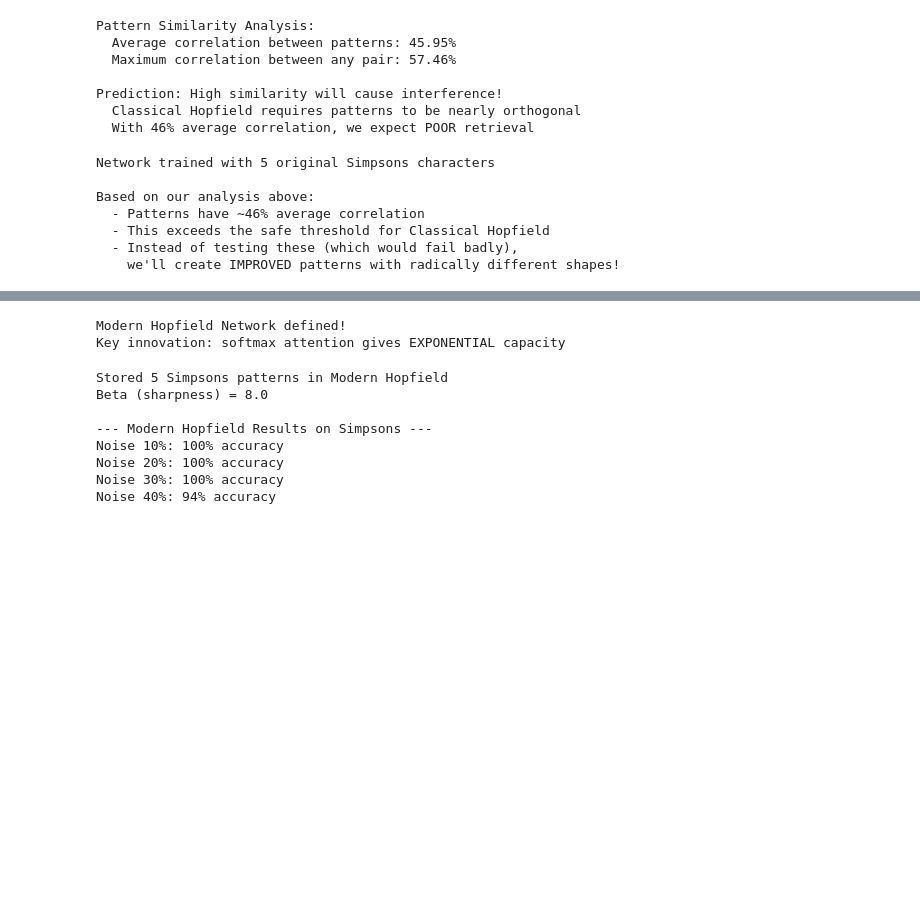
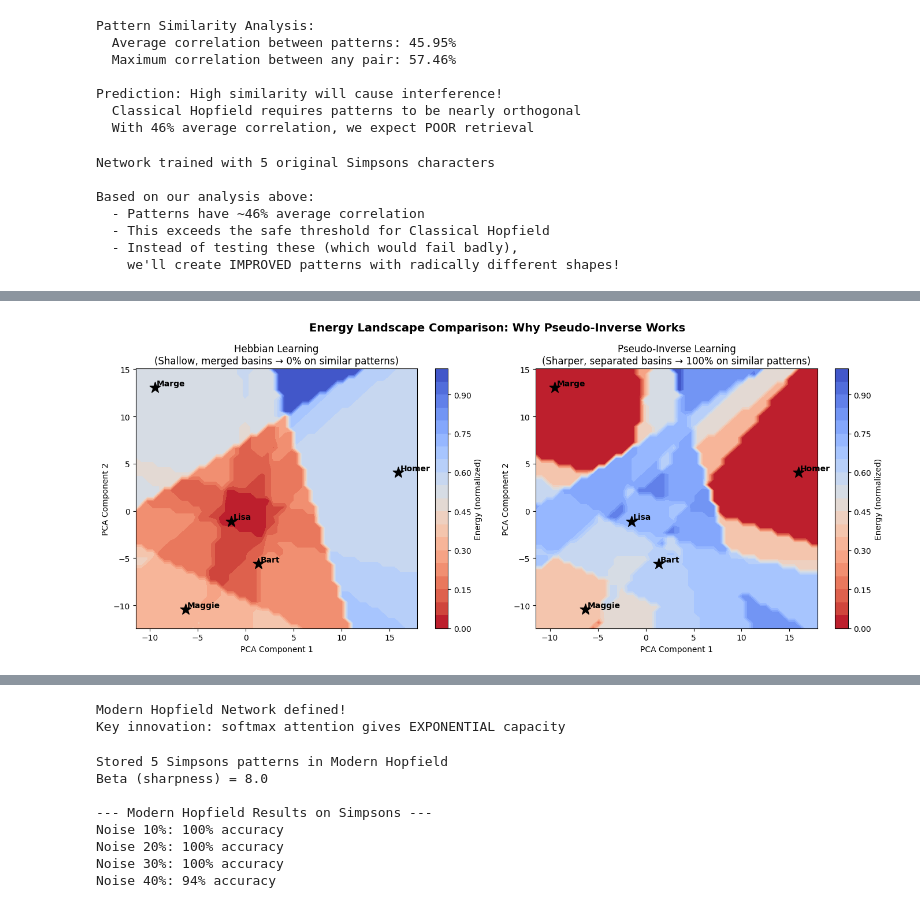
Before and after one commit to dirgnic/Hopfield_Networks, a Jupyter notebook: hopfield_project/notebooks/image_retrieval_3.ipynb, the cells around one changed output, grey strips where cells are left out. Cells and saved outputs as stored; diff of their text form; code cells hidden in the pictures; blank space fills up the shorter version.

```diff
--- a/hopfield_project/notebooks/image_retrieval_3.ipynb
+++ b/hopfield_project/notebooks/image_retrieval_3.ipynb
@@ -904,0 +935,87 @@ Compare to original Simpsons: 0% at 35% noise!
+# %%
+# =============================================================================
+# VISUALIZING THE DIFFERENCE: HEBBIAN vs PSEUDO-INVERSE ENERGY LANDSCAPES
+# =============================================================================
+# Use PCA to project the high-dimensional state space to 2D,
+# then compare energy landscapes of both learning rules
+
+from sklearn.decomposition import PCA
+
+# Create weight matrices for both learning rules
+W_hebbian = (simp_vectors.T @ simp_vectors) / n_neurons
+np.fill_diagonal(W_hebbian, 0)
+
+# Energy functions
+def energy_hebbian(state):
+    return -0.5 * state @ W_hebbian @ state
+
+def energy_pinv(state):
+    return -0.5 * state @ pinv_network.weights @ state
+
+# Project patterns to 2D using PCA
+pca = PCA(n_components=2)
+pattern_coords = pca.fit_transform(simp_vectors)
+
+# Create grid in PCA space
+x_range = np.linspace(pattern_coords[:, 0].min() - 2, pattern_coords[:, 0].max() + 2, 50)
+y_range = np.linspace(pattern_coords[:, 1].min() - 2, pattern_coords[:, 1].max() + 2, 50)
+X_grid, Y_grid = np.meshgrid(x_range, y_range)
+
+# Compute energy at each grid point (project back to full space)
+Z_hebbian = np.zeros_like(X_grid)
+Z_pinv = np.zeros_like(X_grid)
+
+for i in range(len(x_range)):
+    for j in range(len(y_range)):
+        # Reconstruct approximate state from PCA coordinates
+        pca_coord = np.array([X_grid[j, i], Y_grid[j, i]])
+        approx_state = pca.inverse_transform(pca_coord.reshape(1, -1)).flatten()
+        # Binarize for Hopfield
+        binary_state = np.sign(approx_state)
+        binary_state[binary_state == 0] = 1
+
+        Z_hebbian[j, i] = energy_hebbian(binary_state)
+        Z_pinv[j, i] = energy_pinv(binary_state)
+
+# Normalize for comparison
+Z_hebbian_norm = (Z_hebbian - Z_hebbian.min()) / (Z_hebbian.max() - Z_hebbian.min())
+Z_pinv_norm = (Z_pinv - Z_pinv.min()) / (Z_pinv.max() - Z_pinv.min())
+
+# Create comparison plot
+fig, axes = plt.subplots(1, 2, figsize=(14, 6))
+
+# Plot 1: Hebbian energy landscape
+ax1 = axes[0]
+contour1 = ax1.contourf(X_grid, Y_grid, Z_hebbian_norm, levels=20, cmap='coolwarm_r')
+plt.colorbar(contour1, ax=ax1, label='Energy (normalized)')
+for idx, (coord, name) in enumerate(zip(pattern_coords, simp_names)):
+    ax1.scatter(coord[0], coord[1], s=200, c='black', marker='*', zorder=5)
+    ax1.annotate(name, (coord[0]+0.2, coord[1]+0.2), fontsize=10, fontweight='bold')
+ax1.set_xlabel('PCA Component 1')
+ax1.set_ylabel('PCA Component 2')
+ax1.set_title('Hebbian Learning\n(Shallow, merged basins → 0% on similar patterns)', fontsize=12)
+
+# Plot 2: Pseudo-Inverse energy landscape
+ax2 = axes[1]
+contour2 = ax2.contourf(X_grid, Y_grid, Z_pinv_norm, levels=20, cmap='coolwarm_r')
+plt.colorbar(contour2, ax=ax2, label='Energy (normalized)')
+for idx, (coord, name) in enumerate(zip(pattern_coords, simp_names)):
+    ax2.scatter(coord[0], coord[1], s=200, c='black', marker='*', zorder=5)
+    ax2.annotate(name, (coord[0]+0.2, coord[1]+0.2), fontsize=10, fontweight='bold')
+ax2.set_xlabel('PCA Component 1')
+ax2.set_ylabel('PCA Component 2')
+ax2.set_title('Pseudo-Inverse Learning\n(Sharper, separated basins → 100% on similar patterns)', fontsize=12)
+
+plt.suptitle('Energy Landscape Comparison: Why Pseudo-Inverse Works', fontsize=14, fontweight='bold')
+plt.tight_layout()
+plt.show()
+
+print("\n Key Visualization Insight:")
+print("="*60)
+print("LEFT (Hebbian): Patterns cluster in a single broad basin.")
+print("       → Noisy inputs fall into a 'blend' attractor (spurious)")
+print("\nRIGHT (Pseudo-Inverse): Each pattern has its own distinct well.")
+print("       → Noisy inputs correctly fall into individual pattern basins")
+print("="*60)
+# %% [output]
+[figure, added]
```
Also changed, not shown: parts of 12 cells of this notebook.
